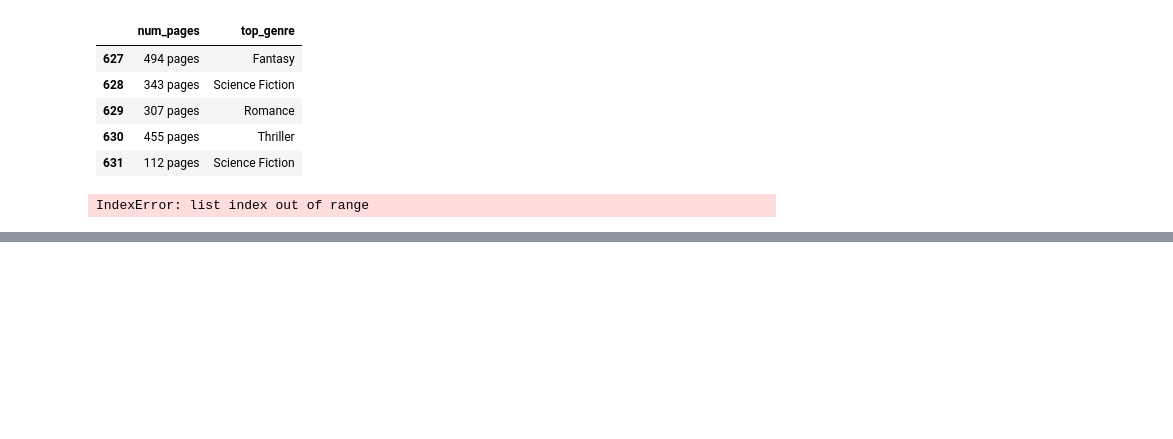
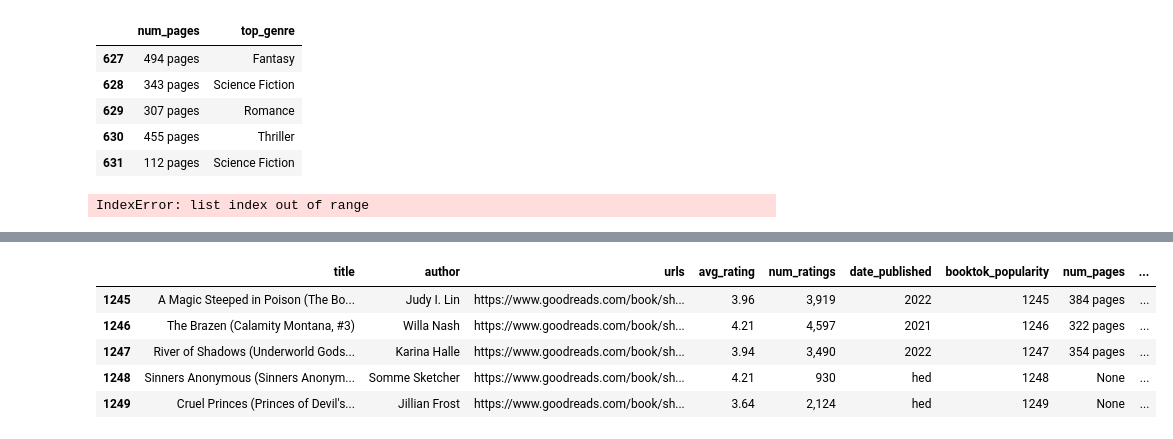
Before and after one commit to abigailasper/booktok-bestsellers, a Jupyter notebook: notebooks/goodreads_genre_pagenum_scraper.ipynb, the cells around one changed output, grey strips where cells are left out. Cells and saved outputs as stored; diff of their text form; code cells hidden in the pictures; blank space fills up the shorter version.

```diff
--- a/notebooks/goodreads_genre_pagenum_scraper.ipynb
+++ b/notebooks/goodreads_genre_pagenum_scraper.ipynb
@@ -200,0 +312,9 @@ num_pages2
+# %%
+books_df.tail()
+# %% [output]
+|  | title | author | urls | avg_rating | num_ratings | date_published | booktok_popularity | num_pages | ... |
+| 1245 | A Magic Steeped in Poison (The Bo... | Judy I. Lin | https://www.goodreads.com/book/sh... | 3.96 | 3,919 | 2022 | 1245 | 384 pages | ... |
+| 1246 | The Brazen (Calamity Montana, #3) | Willa Nash | https://www.goodreads.com/book/sh... | 4.21 | 4,597 | 2021 | 1246 | 322 pages | ... |
+| 1247 | River of Shadows (Underworld Gods... | Karina Halle | https://www.goodreads.com/book/sh... | 3.94 | 3,490 | 2022 | 1247 | 354 pages | ... |
+| 1248 | Sinners Anonymous (Sinners Anonym... | Somme Sketcher | https://www.goodreads.com/book/sh... | 4.21 | 930 | hed | 1248 | None | ... |
+| 1249 | Cruel Princes (Princes of Devil's... | Jillian Frost | https://www.goodreads.com/book/sh... | 3.64 | 2,124 | hed | 1249 | None | ... |
```
Also changed, not shown: parts of 13 cells of this notebook, 1 other file.
